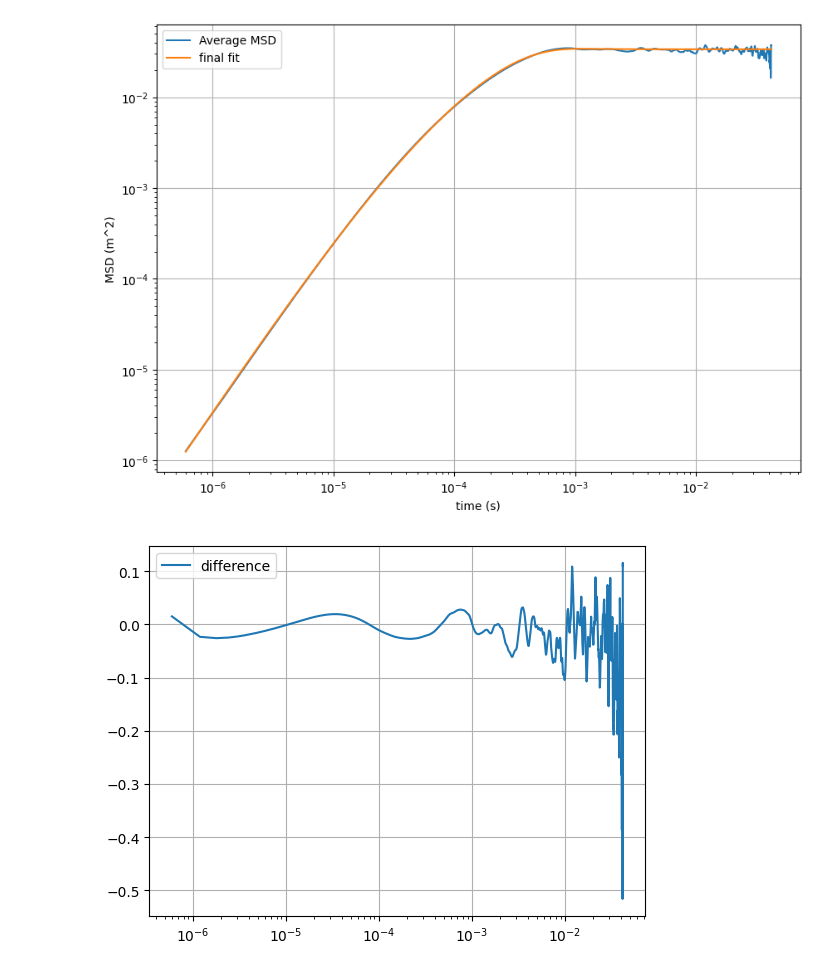
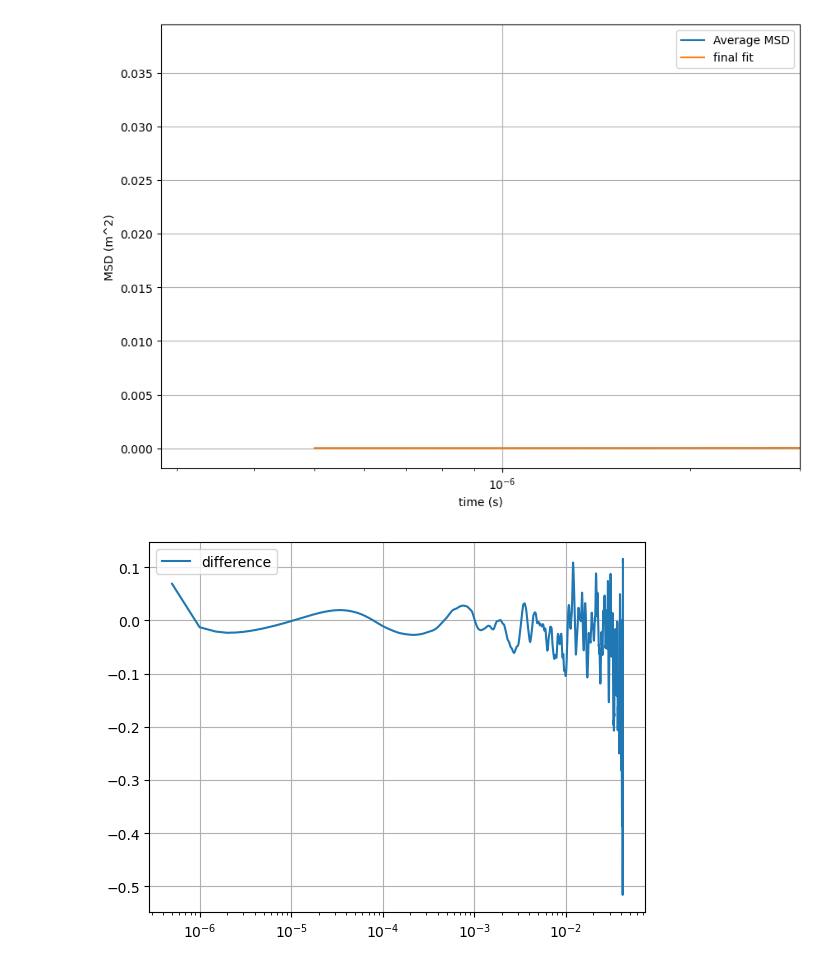
Before and after one commit to mcthumann/Brownian_Data_Analysis, a Jupyter notebook: polished_scripts/MSD_procedure.ipynb, the cells around one changed output. Saved outputs shown, nothing was run; the diff lists cells and outputs as text; code cells hidden in the pictures.

```diff
--- a/polished_scripts/MSD_procedure.ipynb
+++ b/polished_scripts/MSD_procedure.ipynb
@@ -23,12 +23,12 @@ class Const:
 
 
 high_pass = 100
-bin_number = 120
+bin_number = 30
 velocity_order = 8
-filename = r"C:\Users\Cole Thumann\Desktop\LabData\usedata"
-offset = 100910524
+filename = r"C:\Users\mcthu\OneDrive\Desktop\Lab Data\second_super_ballistic_dataset"
+offset = 126
 num_files = 1
-traces_per_file = 7
+traces_per_file = 5
 sampling_rate = 200000000
 tikonov = False
 stop = 9e-4
@@ -913,34 +900,34 @@ af = 2.6392235755368e-06
 kf = 8.061743253740993e-05
 vf = 335982165125421.5
 mf = 4/3*np.pi*af**3*Const.BaTi_density + 2/3 * np.pi*af**3 * Const.rho_f
 _gain = np.sqrt(335982165125421.5 )
 final_msd_fit = MSD_fitting_func(lag_times, mf, kf, af, 1)
 
 plt.figure(figsize=(10, 7))
 plt.plot(lag_times, avg_msd, label='Average MSD')
 plt.plot(lag_times, final_msd_fit*vf, label = 'final fit')
 
 difference = (avg_msd - final_msd_fit*vf)/(final_msd_fit*vf)
 
 plt.legend()
 plt.xscale("log")
-plt.yscale("log")
+# plt.yscale("log")
 plt.ylabel("MSD (m^2)")
 plt.xlabel("time (s)")
-# plt.xlim(right = 3e-6)
+plt.xlim(right = 3e-6)
 plt.grid(True)
 plt.show()
 
 plt.plot(lag_times, difference, label = "difference")
 plt.legend()
 plt.xscale("log")
 # plt.yscale("log")
 # plt.xlim(right = 3e-6)
 plt.grid(True)
 plt.show()
 
 final_lags = np.column_stack((lag_times, avg_msd/vf, final_msd_fit))
 np.savetxt(f'../data/eq_msd.dat', final_lags, fmt='%.15e', delimiter=' ', header='#   Lags |  Eq MSD Data  |  Final Fit', comments='')
 # %% [output]
-[figure, old version]
+[figure, new version]
-[figure, old version]
+[figure, new version]
```
Also changed, not shown: parts of 9 cells of this notebook, 1 other file.
